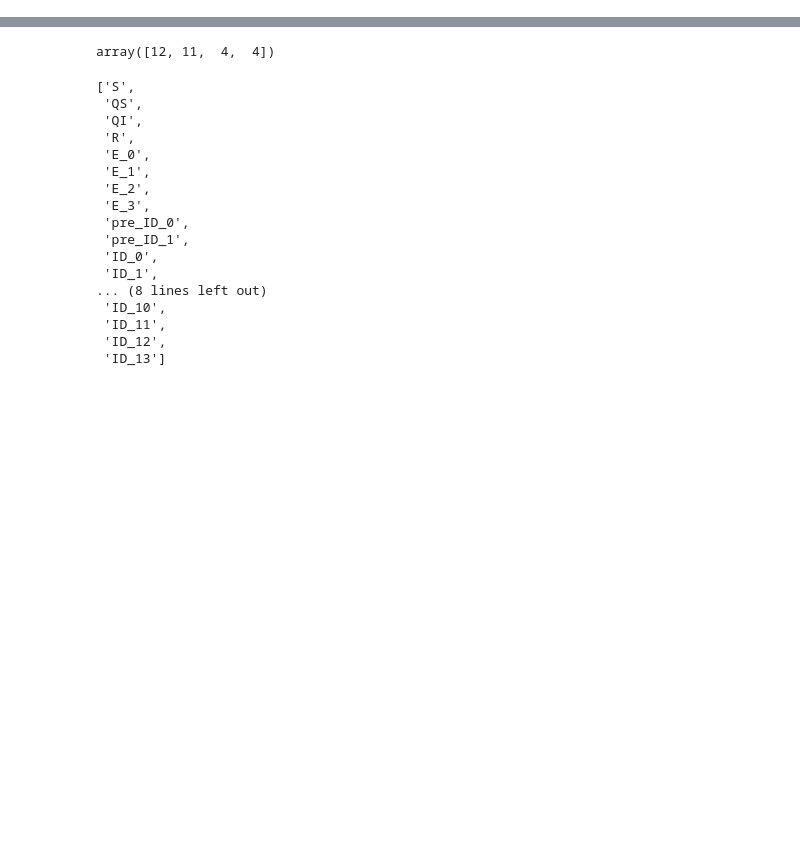
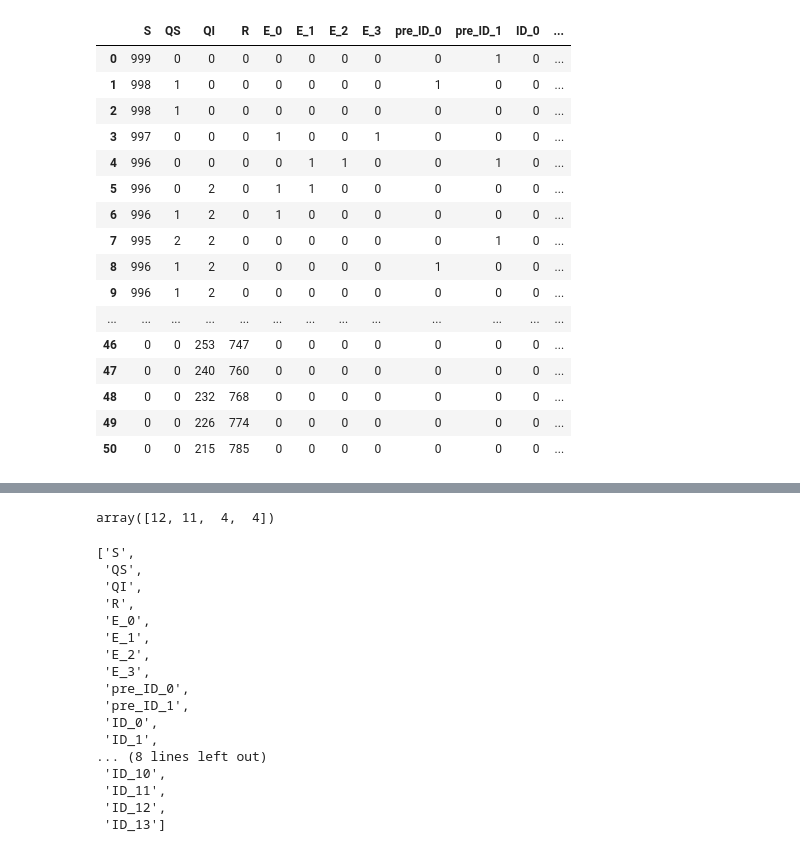
Before and after one commit to peter-i-frazier/group-testing, a Jupyter notebook: notebooks/simulations_v2_example.ipynb, the cells around one changed output, grey strips where cells are left out. Cells and saved outputs as stored; diff of their text form; code cells hidden in the pictures; blank space fills up the shorter version.

```diff
--- a/notebooks/simulations_v2_example.ipynb
+++ b/notebooks/simulations_v2_example.ipynb
@@ -46 +98,21 @@ sim = StochasticSimulation(params)
+# %%
+df
+# %% [output]
+|  | S | QS | QI | R | E_0 | E_1 | E_2 | E_3 | pre_ID_0 | pre_ID_1 | ID_0 | ... |
+| 0 | 999 | 0 | 0 | 0 | 0 | 0 | 0 | 0 | 0 | 1 | 0 | ... |
+| 1 | 998 | 1 | 0 | 0 | 0 | 0 | 0 | 0 | 1 | 0 | 0 | ... |
+| 2 | 998 | 1 | 0 | 0 | 0 | 0 | 0 | 0 | 0 | 0 | 0 | ... |
+| 3 | 997 | 0 | 0 | 0 | 1 | 0 | 0 | 1 | 0 | 0 | 0 | ... |
+| 4 | 996 | 0 | 0 | 0 | 0 | 1 | 1 | 0 | 0 | 1 | 0 | ... |
+| 5 | 996 | 0 | 2 | 0 | 1 | 1 | 0 | 0 | 0 | 0 | 0 | ... |
+| 6 | 996 | 1 | 2 | 0 | 1 | 0 | 0 | 0 | 0 | 0 | 0 | ... |
+| 7 | 995 | 2 | 2 | 0 | 0 | 0 | 0 | 0 | 0 | 1 | 0 | ... |
+| 8 | 996 | 1 | 2 | 0 | 0 | 0 | 0 | 0 | 1 | 0 | 0 | ... |
+| 9 | 996 | 1 | 2 | 0 | 0 | 0 | 0 | 0 | 0 | 0 | 0 | ... |
+| ... | ... | ... | ... | ... | ... | ... | ... | ... | ... | ... | ... | ... |
+| 46 | 0 | 0 | 253 | 747 | 0 | 0 | 0 | 0 | 0 | 0 | 0 | ... |
+| 47 | 0 | 0 | 240 | 760 | 0 | 0 | 0 | 0 | 0 | 0 | 0 | ... |
+| 48 | 0 | 0 | 232 | 768 | 0 | 0 | 0 | 0 | 0 | 0 | 0 | ... |
+| 49 | 0 | 0 | 226 | 774 | 0 | 0 | 0 | 0 | 0 | 0 | 0 | ... |
+| 50 | 0 | 0 | 215 | 785 | 0 | 0 | 0 | 0 | 0 | 0 | 0 | ... |
 # %%
```
Also changed, not shown: parts of 8 cells of this notebook, 1 other file.
